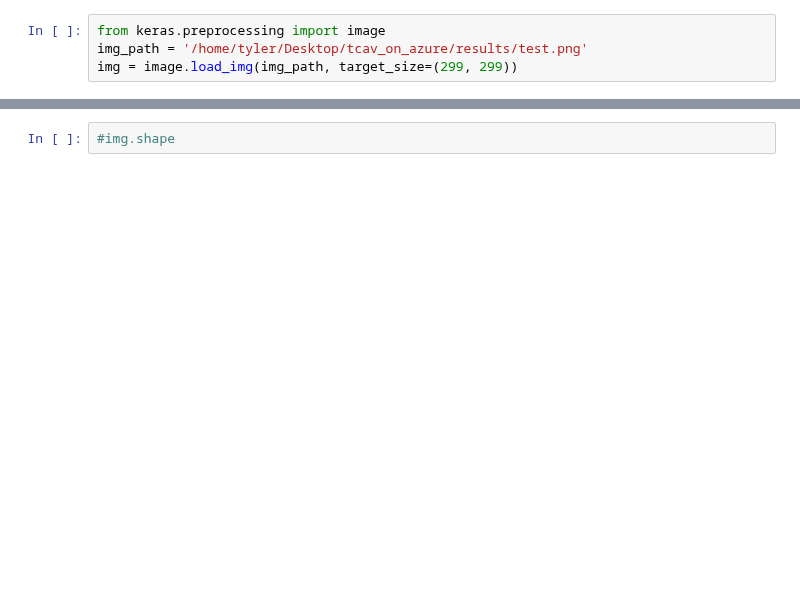
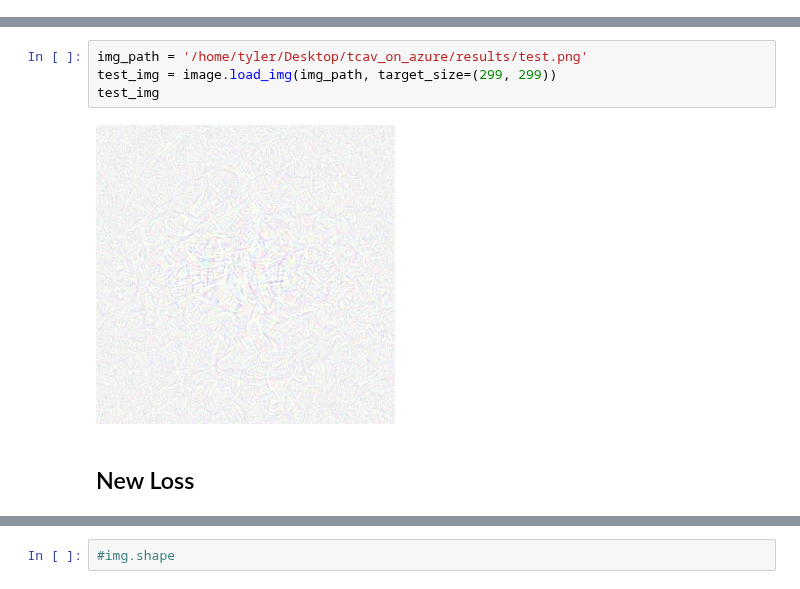
Before and after one commit to tyler-martin-12/tcav_on_azure, a Jupyter notebook: deep_dream_azure.ipynb, the cells around one changed output, grey strips where cells are left out. Saved outputs shown, nothing was run; the diff lists cells and outputs as text; blank space fills up the shorter version.

```diff
--- a/deep_dream_azure.ipynb
+++ b/deep_dream_azure.ipynb
@@ -198,4 +0,0 @@ Use ``imageio.imwrite`` instead.
-# %%
-from keras.preprocessing import image
-img_path = '/home/tyler/Desktop/tcav_on_azure/results/test.png'
-img = image.load_img(img_path, target_size=(299, 299))
@@ -357,0 +201,8 @@ layer_9_acts.shape
+# %%
+img_path = '/home/tyler/Desktop/tcav_on_azure/results/test.png'
+test_img = image.load_img(img_path, target_size=(299, 299))
+test_img
+# %% [output]
+[figure, added]
+# %% [markdown]
+## New Loss
```
Also changed, not shown: parts of 85 cells of this notebook, 1 other file.
